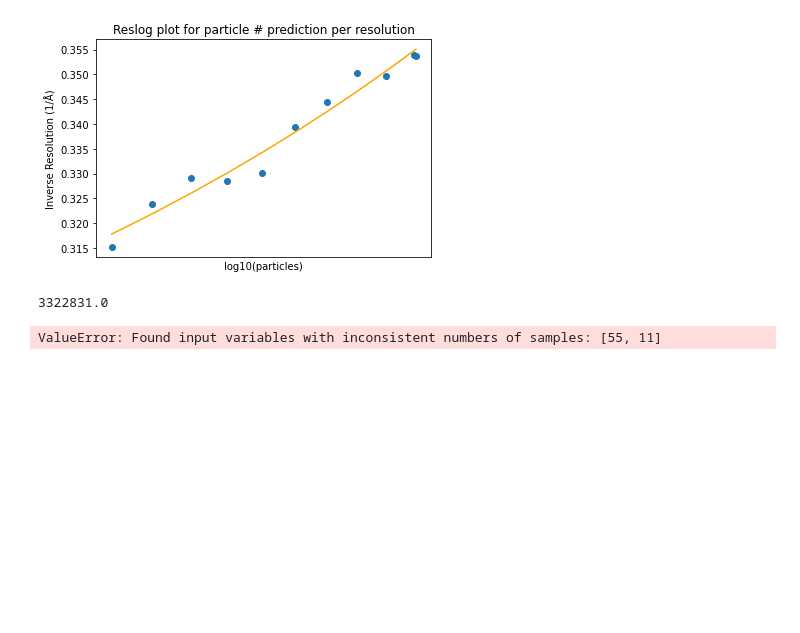
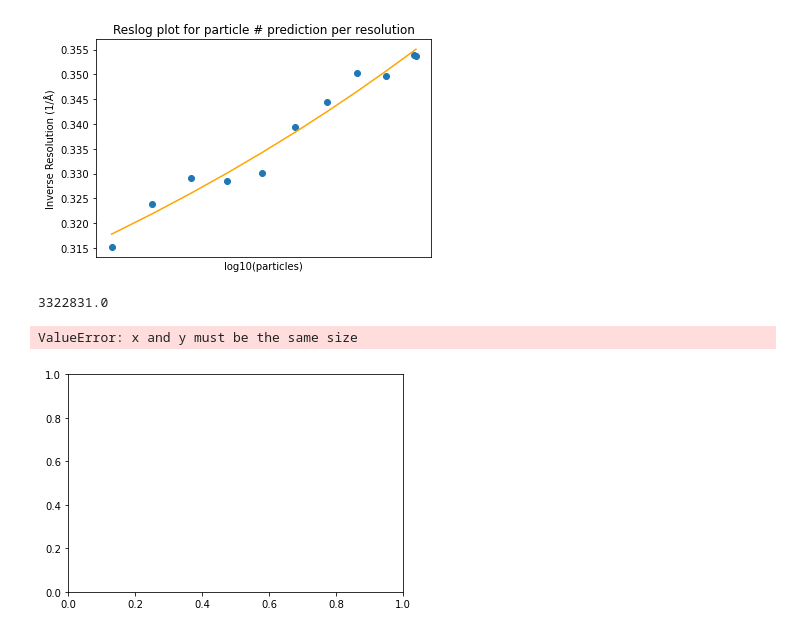
Before and after one commit to mplockhart/academic_explore, a Jupyter notebook: reslog/reslog_linear_regression.ipynb, the cells around one changed output. Saved outputs shown, nothing was run; the diff lists cells and outputs as text; code cells hidden in the pictures; blank space fills up the shorter version.

```diff
--- a/reslog/reslog_linear_regression.ipynb
+++ b/reslog/reslog_linear_regression.ipynb
@@ -123,18 +123,19 @@ print(np.round(10**particles[0],0))
 3322831.0
 # %%
 # using all points
-X = np.array(df[new_names])
-X = X.reshape(-1,1)
+X = df[new_names]
+# X = X.reshape(-1,1)
 
 model_big = LinearRegression()
 model.fit(X,y)
 y_predict_rgr = model.predict(X)
 plt.scatter(X, y)
 plt.plot(X, y_predict_rgr, color='orange')
 plt.xscale('symlog')
 plt.title('Reslog plot for particle # prediction per resolution')
 plt.xlabel('log10(particles)')
 plt.ylabel('Inverse Resolution (1/Å)')
 plt.show()
 # %% [output]
-ValueError: Found input variables with inconsistent numbers of samples: [55, 11]
+ValueError: x and y must be the same size
+[figure, added]
```
Also changed, not shown: parts of 7 cells of this notebook.
